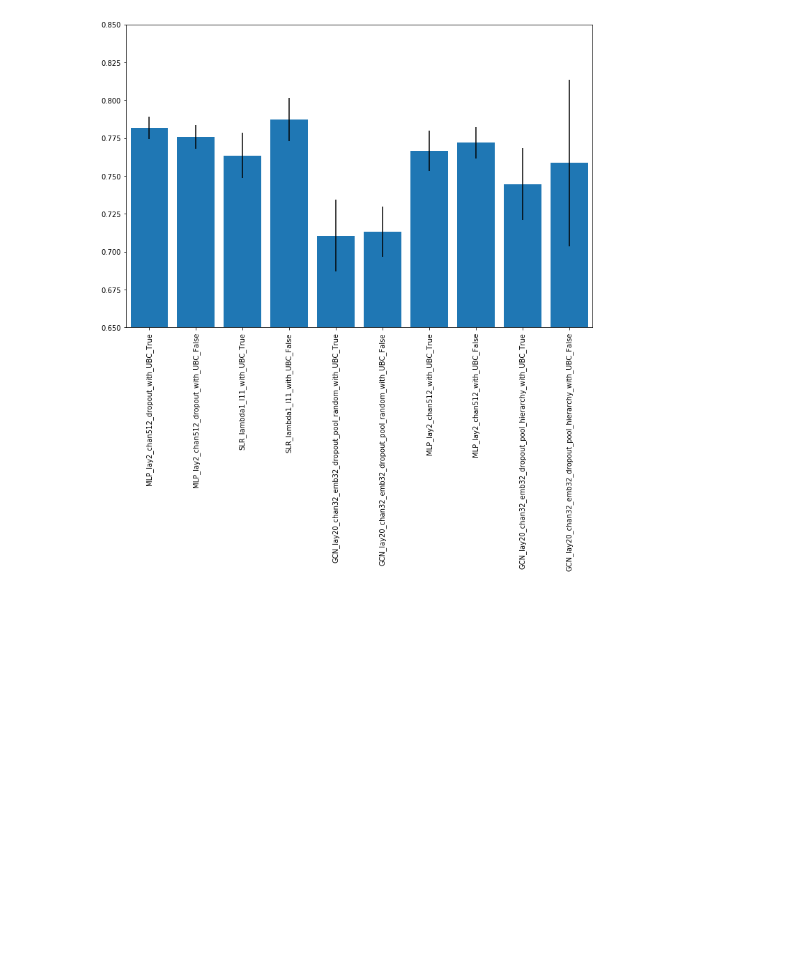
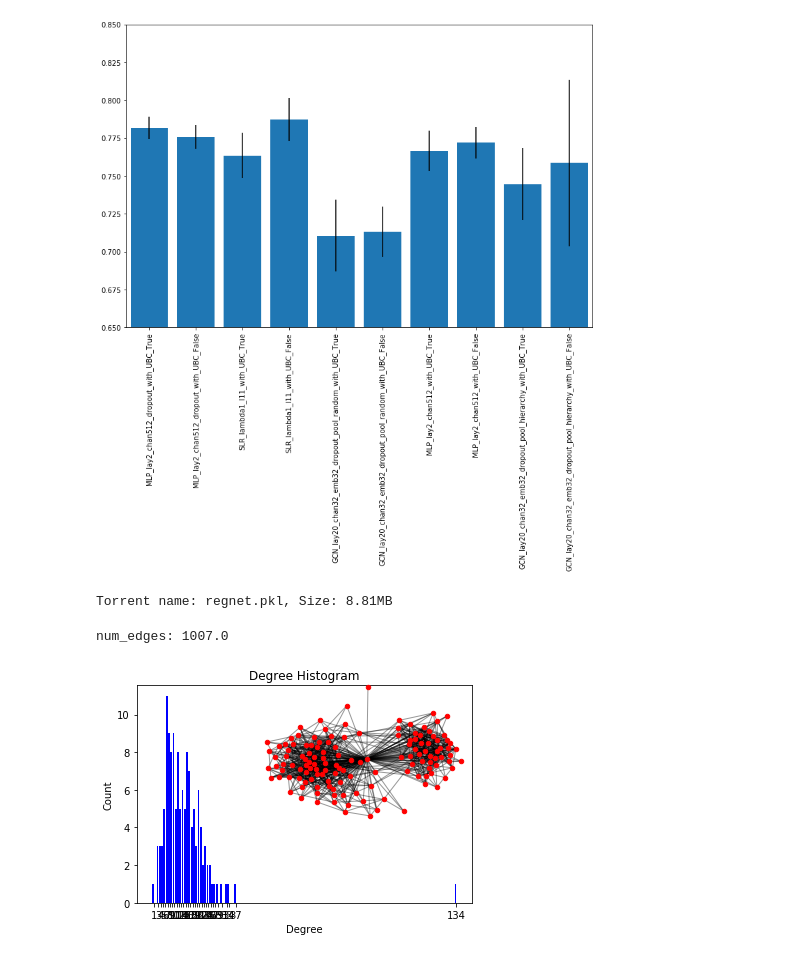
Before and after one commit to mila-iqia/gene-graph-conv, a Jupyter notebook: edge-weight-outlier-experiment-ubc.ipynb, the cells around one changed output. Drawn from its saved outputs; the diff is of its cells as text; code cells hidden in the pictures; blank space fills up the shorter version.

```diff
--- a/edge-weight-outlier-experiment-ubc.ipynb
+++ b/edge-weight-outlier-experiment-ubc.ipynb
@@ -281,3 +297,17 @@ fig.set_ylim((0.65, 0.85))
 # %% [output]
 (0.65, 0.85)
 [figure]
+# %%
+regnet = RegNetGraph()
+# %% [output]
+Torrent name: regnet.pkl, Size: 8.81MB
+# %%
+nodes, one_gene_adj = regnet.first_degree("RPL3")
+print("num_edges: " + str((one_gene_adj>0.).sum()/2))
+# %% [output]
+num_edges: 1007.0
+# %%
+G = nx.from_numpy_matrix(np.matrix(one_gene_adj))
+show_degree(G)
+# %% [output]
+[figure, added]
```
Also changed, not shown: parts of 23 cells of this notebook, 6 other files.
